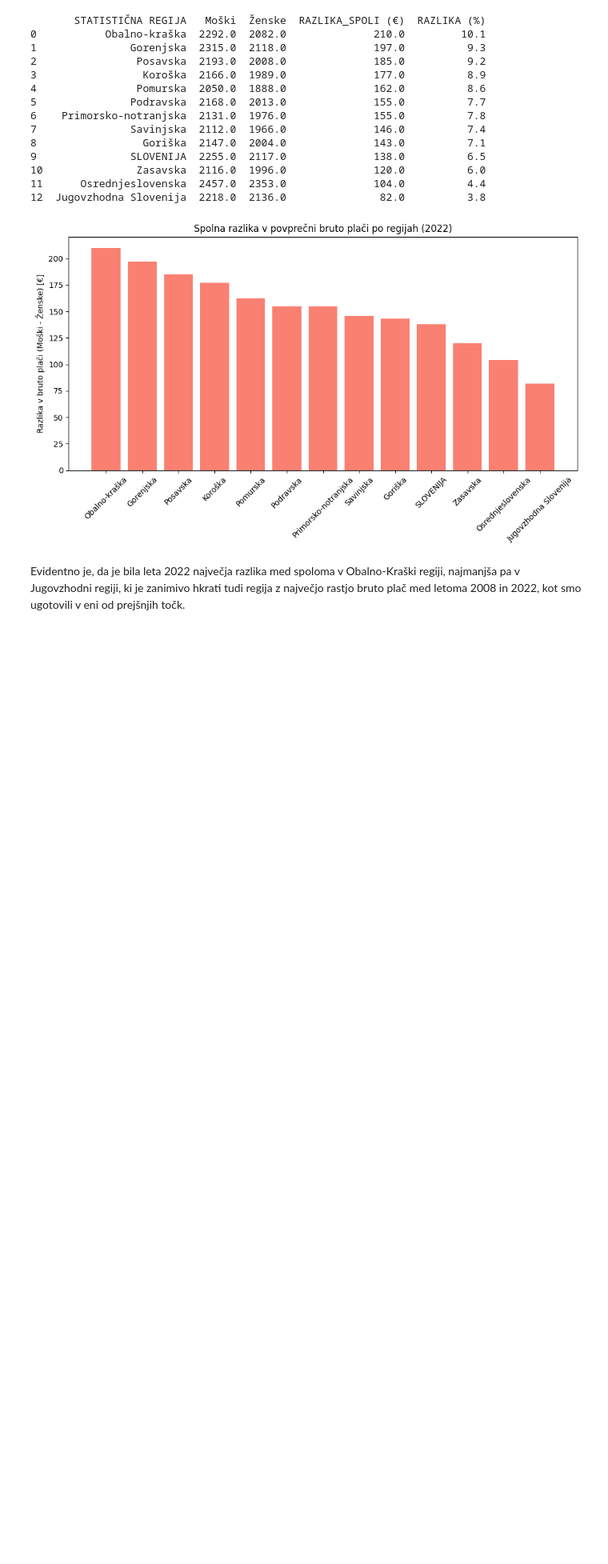
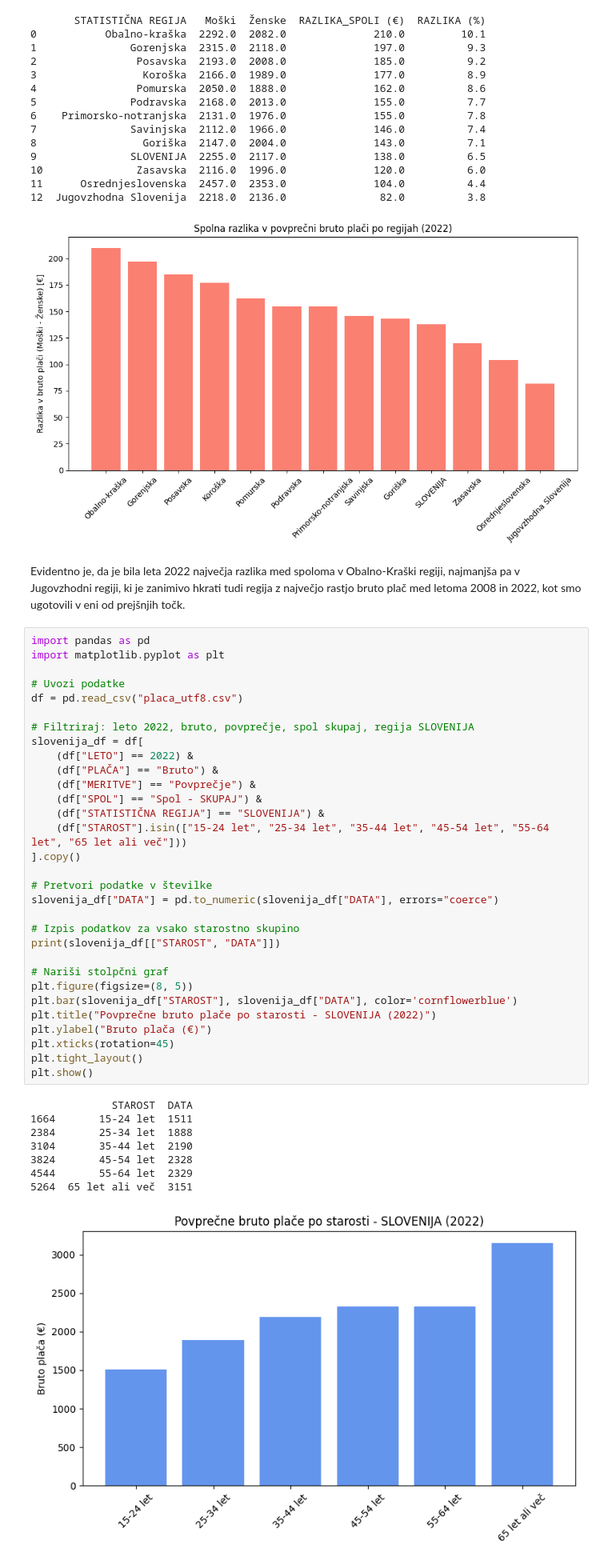
Before and after one commit to KraljMiha/PR2510, a Jupyter notebook: Analiza.ipynb, the cells around one changed output. Shown at 80% size. Cells and saved outputs as stored; diff of their text form; blank space fills up the shorter version.

Commit message:
Analiza plač po starosti.

```diff
--- a/Analiza.ipynb
+++ b/Analiza.ipynb
@@ -383,3 +383,43 @@ plt.show()
 [figure]
 # %% [markdown]
 Evidentno je, da je bila leta 2022 največja razlika med spoloma v Obalno-Kraški regiji, najmanjša pa v Jugovzhodni regiji, ki je zanimivo hkrati tudi regija z največjo rastjo bruto plač med letoma 2008 in 2022, kot smo ugotovili v eni od prejšnjih točk.
+# %%
+import pandas as pd
+import matplotlib.pyplot as plt
+
+# Uvozi podatke
+df = pd.read_csv("placa_utf8.csv")
+
+# Filtriraj: leto 2022, bruto, povprečje, spol skupaj, regija SLOVENIJA
+slovenija_df = df[
+    (df["LETO"] == 2022) &
+    (df["PLAČA"] == "Bruto") &
+    (df["MERITVE"] == "Povprečje") &
+    (df["SPOL"] == "Spol - SKUPAJ") &
+    (df["STATISTIČNA REGIJA"] == "SLOVENIJA") &
+    (df["STAROST"].isin(["15-24 let", "25-34 let", "35-44 let", "45-54 let", "55-64 let", "65 let ali več"]))
+].copy()
+
+# Pretvori podatke v številke
+slovenija_df["DATA"] = pd.to_numeric(slovenija_df["DATA"], errors="coerce")
+
+# Izpis podatkov za vsako starostno skupino
+print(slovenija_df[["STAROST", "DATA"]])
+
+# Nariši stolpčni graf
+plt.figure(figsize=(8, 5))
+plt.bar(slovenija_df["STAROST"], slovenija_df["DATA"], color='cornflowerblue')
+plt.title("Povprečne bruto plače po starosti - SLOVENIJA (2022)")
+plt.ylabel("Bruto plača (€)")
+plt.xticks(rotation=45)
+plt.tight_layout()
+plt.show()
+# %% [output]
+             STAROST  DATA
+1664       15-24 let  1511
+2384       25-34 let  1888
+3104       35-44 let  2190
+3824       45-54 let  2328
+4544       55-64 let  2329
+5264  65 let ali več  3151
+[figure, added]
```
Also changed, not shown: 1 other file.
